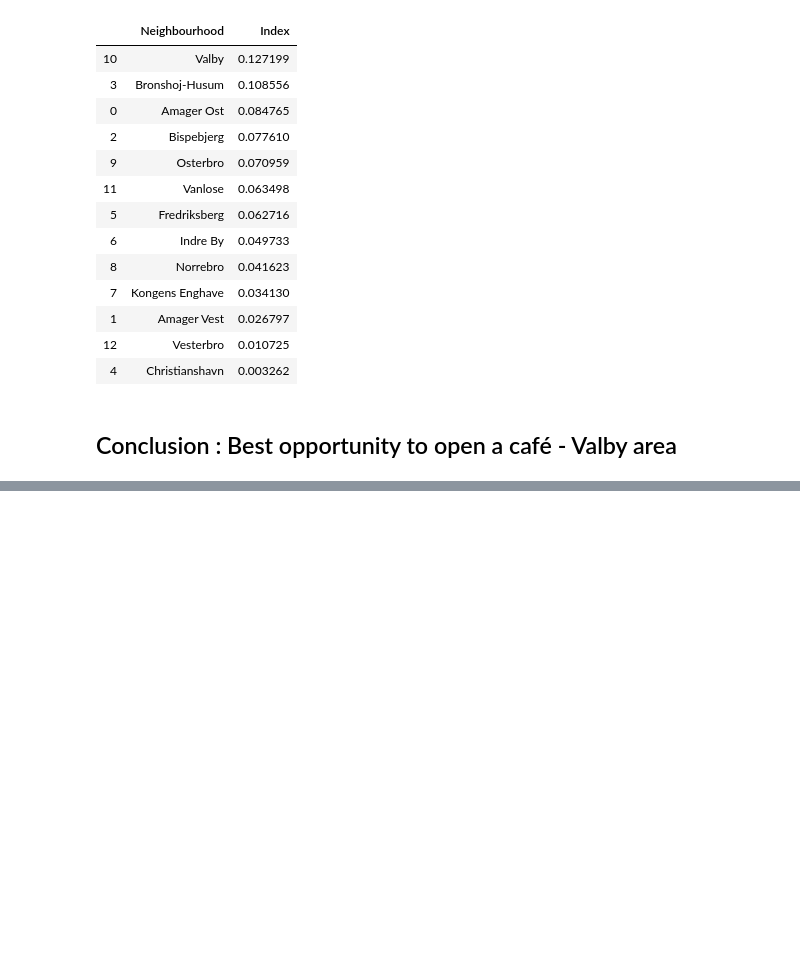
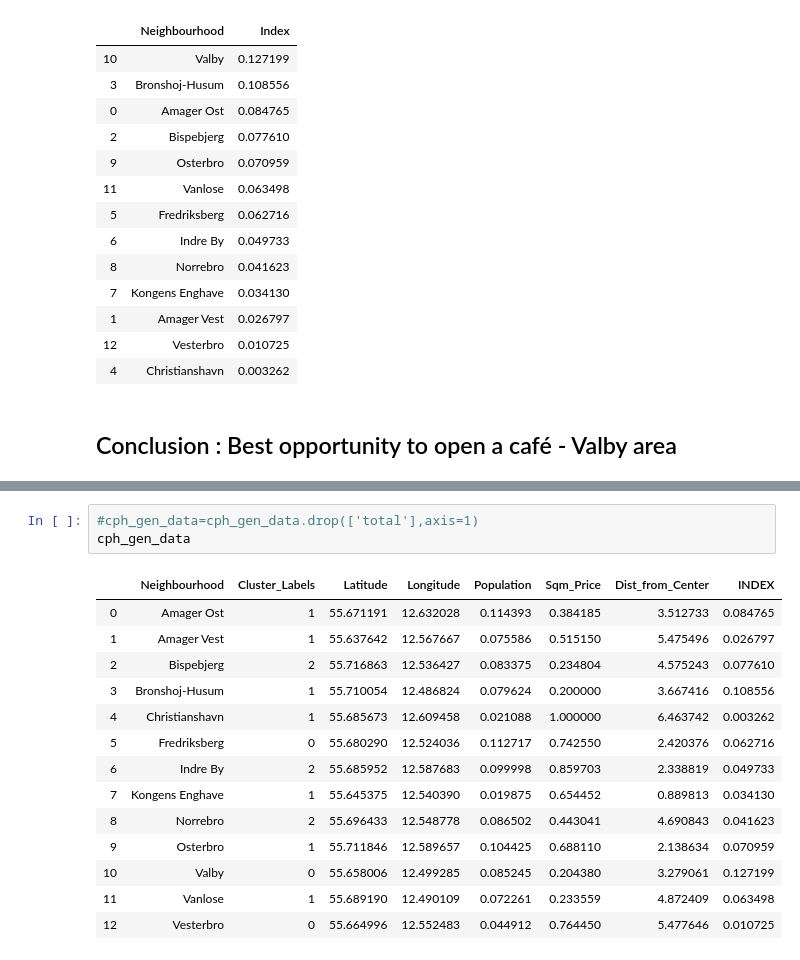
Before and after one commit to ButchBotch/Coursera_Capstone, a Jupyter notebook: Battle_of_the_Neighbourhoods/Copenhagen.ipynb, the cells around one changed output, grey strips where cells are left out. Cells and saved outputs as stored; diff of their text form; blank space fills up the shorter version.

```diff
--- a/Battle_of_the_Neighbourhoods/Copenhagen.ipynb
+++ b/Battle_of_the_Neighbourhoods/Copenhagen.ipynb
@@ -419,3 +419,21 @@ folium.LayerControl().add_to(m)
 m
 # %% [output]
 [interactive output not drawn]
+# %%
+#cph_gen_data=cph_gen_data.drop(['total'],axis=1)
+cph_gen_data
+# %% [output]
+|  | Neighbourhood | Cluster_Labels | Latitude | Longitude | Population | Sqm_Price | Dist_from_Center | INDEX |
+| 0 | Amager Ost | 1 | 55.671191 | 12.632028 | 0.114393 | 0.384185 | 3.512733 | 0.084765 |
+| 1 | Amager Vest | 1 | 55.637642 | 12.567667 | 0.075586 | 0.515150 | 5.475496 | 0.026797 |
+| 2 | Bispebjerg | 2 | 55.716863 | 12.536427 | 0.083375 | 0.234804 | 4.575243 | 0.077610 |
+| 3 | Bronshoj-Husum | 1 | 55.710054 | 12.486824 | 0.079624 | 0.200000 | 3.667416 | 0.108556 |
+| 4 | Christianshavn | 1 | 55.685673 | 12.609458 | 0.021088 | 1.000000 | 6.463742 | 0.003262 |
+| 5 | Fredriksberg | 0 | 55.680290 | 12.524036 | 0.112717 | 0.742550 | 2.420376 | 0.062716 |
+| 6 | Indre By | 2 | 55.685952 | 12.587683 | 0.099998 | 0.859703 | 2.338819 | 0.049733 |
+| 7 | Kongens Enghave | 1 | 55.645375 | 12.540390 | 0.019875 | 0.654452 | 0.889813 | 0.034130 |
+| 8 | Norrebro | 2 | 55.696433 | 12.548778 | 0.086502 | 0.443041 | 4.690843 | 0.041623 |
+| 9 | Osterbro | 1 | 55.711846 | 12.589657 | 0.104425 | 0.688110 | 2.138634 | 0.070959 |
+| 10 | Valby | 0 | 55.658006 | 12.499285 | 0.085245 | 0.204380 | 3.279061 | 0.127199 |
+| 11 | Vanlose | 1 | 55.689190 | 12.490109 | 0.072261 | 0.233559 | 4.872409 | 0.063498 |
+| 12 | Vesterbro | 0 | 55.664996 | 12.552483 | 0.044912 | 0.764450 | 5.477646 | 0.010725 |
```
Also changed, not shown: 3 other files.
